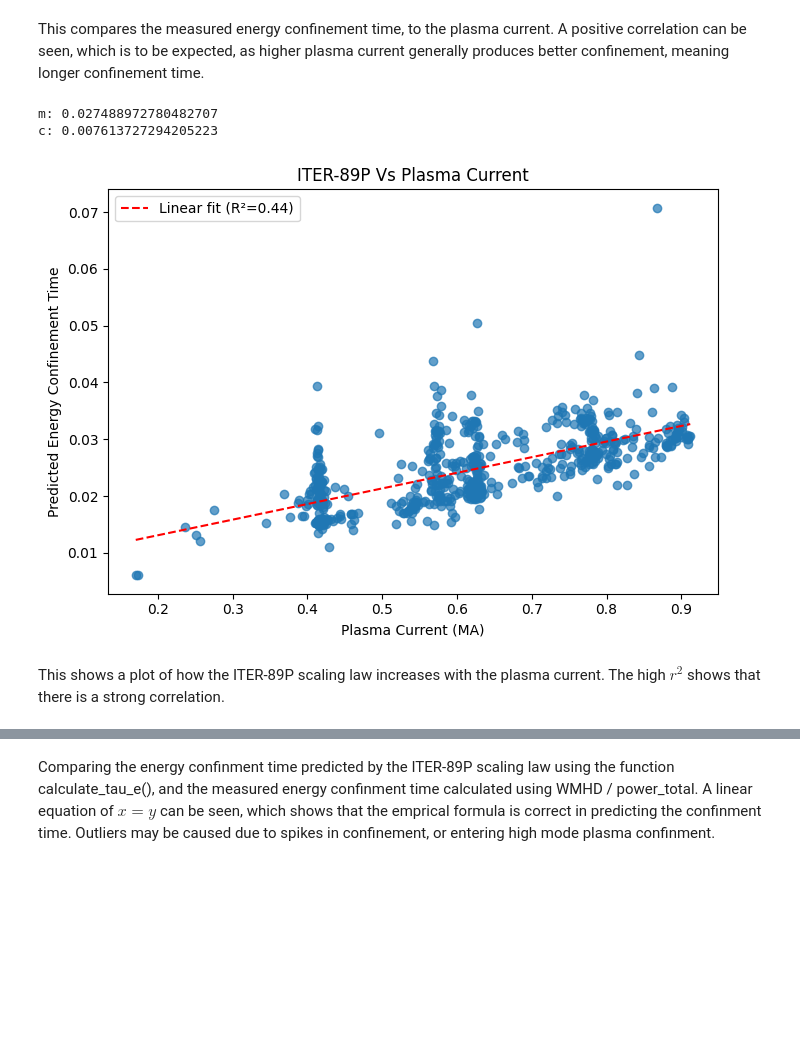
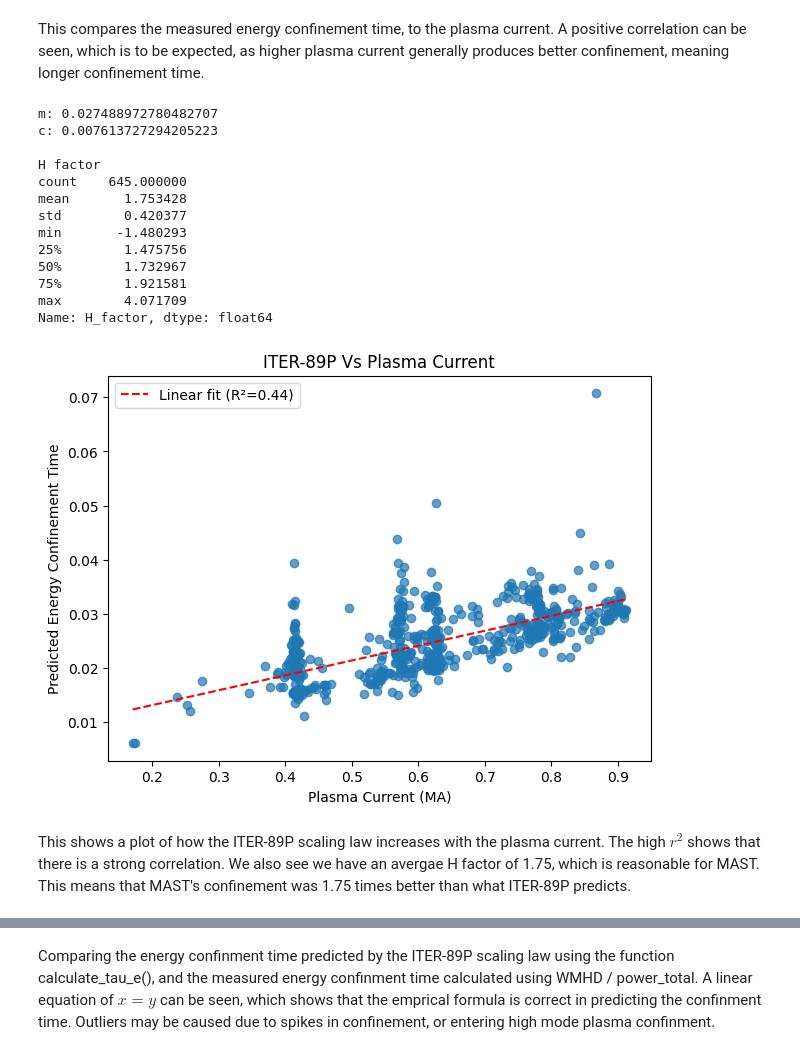
Before and after one commit to Jim-2007/MAST-Plasma-Analysis, a Jupyter notebook: energy_confinement_scaling.ipynb, the cells around one changed output, grey strips where cells are left out. Drawn from its saved outputs; the diff is of its cells as text; code cells hidden in the pictures; blank space fills up the shorter version.

Commit message:
Added random forest comparison against measured plot, added H factor calculation, fixed some comments

```diff
--- a/energy_confinement_scaling.ipynb
+++ b/energy_confinement_scaling.ipynb
@@ -361,6 +359,8 @@ def scatter_parameters(x, y, xlabel=None, ylabel=None, title=None):
     print(f'm: {gradient}')
     print(f'c: {intercept}')
 
+    return axes
+
     plt.tight_layout()
     plt.show()
 # %%
@@ -388,26 +388,42 @@ This compares the measured energy confinement time, to the plasma current. A pos
 # %%
 shot_min = 29000
 shot_max = 30500
 
 
 average_df = get_average_from_file(shot_min, shot_max)
 clean_df = average_df.dropna()
 
 predicted_tau_e = calculate_tau_e(clean_df)
 ip = clean_df['ip'] / 1e6
+measured_tau_e = clean_df['wmhd'] / clean_df['power_total']
 
 if not clean_df.size == 0:
 
     scatter_parameters(ip, predicted_tau_e,
                        xlabel="Plasma Current (MA)",
                        ylabel="Predicted Energy Confinement Time",
                        title="ITER-89P Vs Plasma Current")
+
+    clean_df['H_factor'] = measured_tau_e / predicted_tau_e
+    print("\nH factor")
+    print(clean_df['H_factor'].describe())
 # %% [output]
 m: 0.027488972780482707
 c: 0.007613727294205223
+
+H factor
+count    645.000000
+mean       1.753428
+std        0.420377
+min       -1.480293
+25%        1.475756
+50%        1.732967
+75%        1.921581
+max        4.071709
+Name: H_factor, dtype: float64
-[figure, old version]
+[figure, new version]
 # %% [markdown]
-This shows  a plot of how the ITER-89P scaling law increases with the plasma current. The high $r^2$ shows that there is a strong correlation.
+This shows  a plot of how the ITER-89P scaling law increases with the plasma current. The high $r^2$ shows that there is a strong correlation. We also see we have an avergae H factor of 1.75, which is reasonable for MAST. This means that MAST's confinement was 1.75 times better than what ITER-89P predicts.
 # %%
 shot_min = 29000
 shot_max = 30500
```
Also changed, not shown: parts of 8 cells of this notebook.
